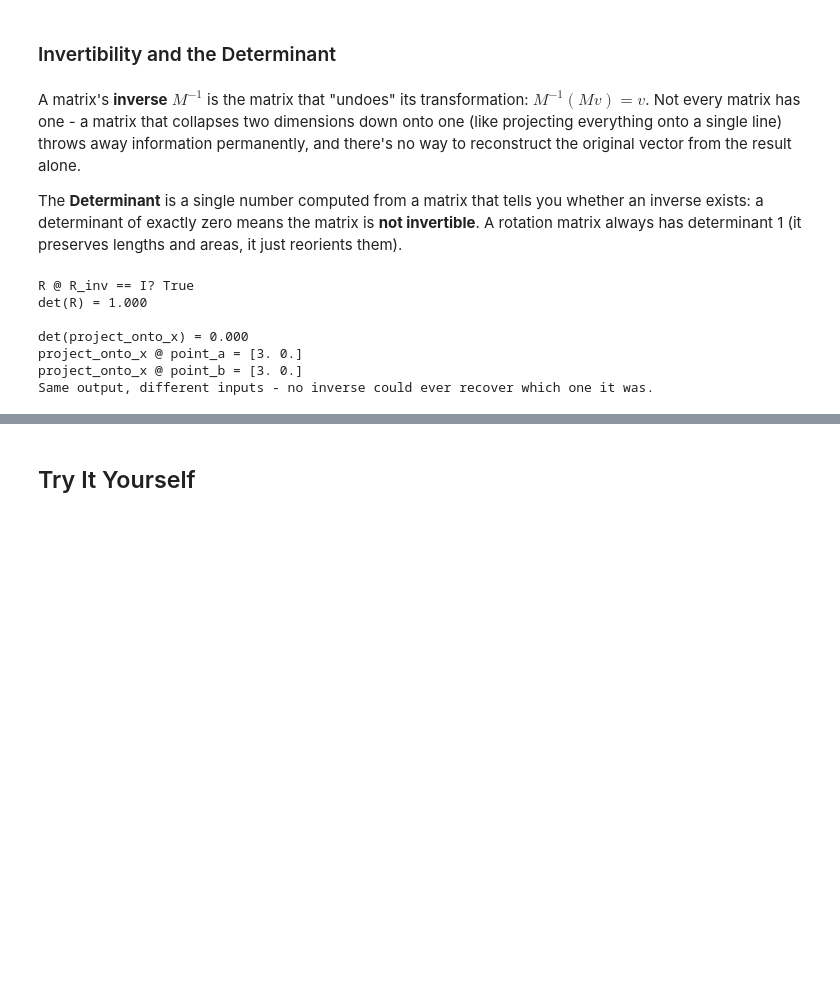
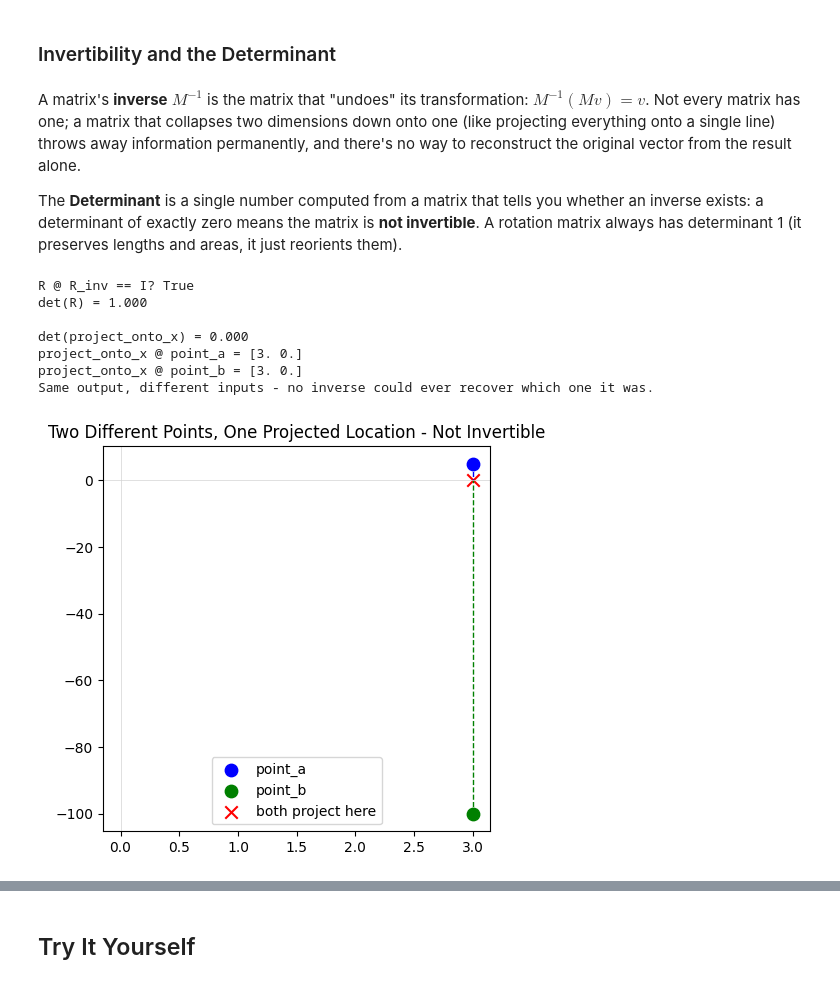
Before and after one commit to nickmelamed/mortorq_instruction, a Jupyter notebook: ml_resources/linear_algebra_primer/02-matrices-and-transformations.ipynb, the cells around one changed output, grey strips where cells are left out. Drawn from its saved outputs; the diff is of its cells as text; code cells hidden in the pictures; blank space fills up the shorter version.

```diff
--- a/ml_resources/linear_algebra_primer/02-matrices-and-transformations.ipynb
+++ b/ml_resources/linear_algebra_primer/02-matrices-and-transformations.ipynb
@@ -138,7 +186,7 @@ R.T @ R == I? True
 # %% [markdown]
 ### Invertibility and the Determinant
 # %% [markdown]
-A matrix's **inverse** $M^{-1}$ is the matrix that "undoes" its transformation: $M^{-1}(Mv) = v$. Not every matrix has one - a matrix that collapses two dimensions down onto one (like projecting everything onto a single line) throws away information permanently, and there's no way to reconstruct the original vector from the result alone.
+A matrix's **inverse** $M^{-1}$ is the matrix that "undoes" its transformation: $M^{-1}(Mv) = v$. Not every matrix has one; a matrix that collapses two dimensions down onto one (like projecting everything onto a single line) throws away information permanently, and there's no way to reconstruct the original vector from the result alone.
 
 The **Determinant** is a single number computed from a matrix that tells you whether an inverse exists: a determinant of exactly zero means the matrix is **not invertible**. A rotation matrix always has determinant 1 (it preserves lengths and areas, it just reorients them).
 # %%
@@ -168,3 +216,18 @@ det(project_onto_x) = 0.000
 project_onto_x @ point_a = [3. 0.]
 project_onto_x @ point_b = [3. 0.]
 Same output, different inputs - no inverse could ever recover which one it was.
+# %%
+fig, ax = plt.subplots(figsize=(5, 5))
+ax.scatter(*point_a, color='blue', s=80, label='point_a')
+ax.scatter(*point_b, color='green', s=80, label='point_b')
+projected = project_onto_x @ point_a   # project_onto_x @ point_b lands in the same spot
+ax.scatter(*projected, color='red', s=80, marker='x', label='both project here')
+ax.plot([point_a[0], projected[0]], [point_a[1], projected[1]], color='blue', linestyle='--', linewidth=1)
+ax.plot([point_b[0], projected[0]], [point_b[1], projected[1]], color='green', linestyle='--', linewidth=1)
+ax.axhline(0, color='lightgray', linewidth=0.5)
+ax.axvline(0, color='lightgray', linewidth=0.5)
+ax.legend()
+ax.set_title('Two Different Points, One Projected Location - Not Invertible')
+plt.show()
+# %% [output]
+[figure, added]
```
Also changed, not shown: parts of 19 cells of this notebook, 3 other files.
